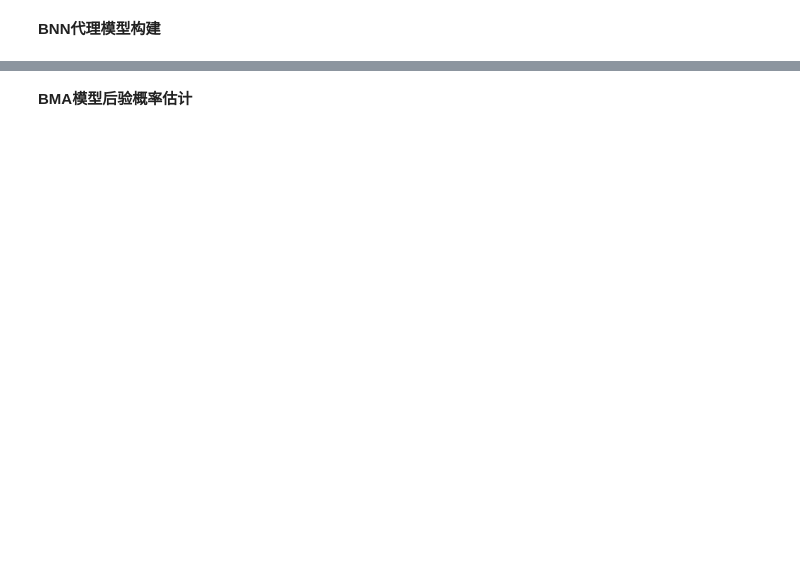
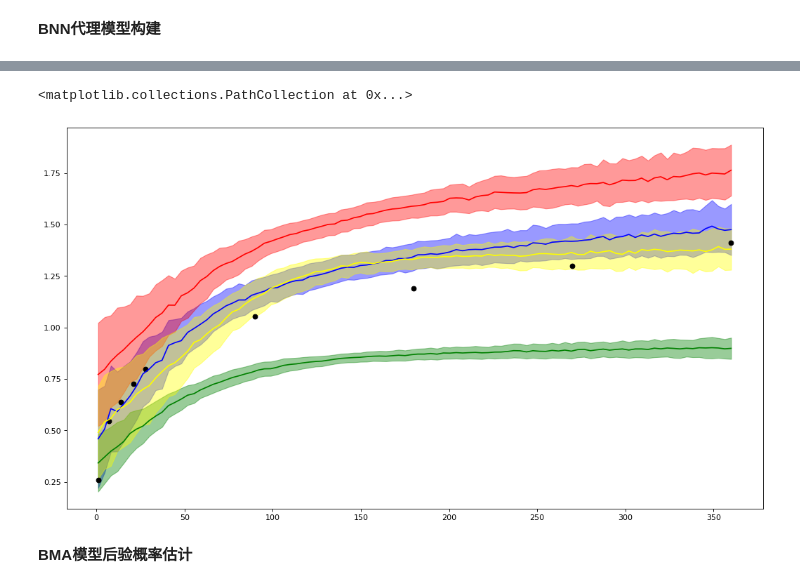
Before and after one commit to bominwang/Bayesian-statistics-method, a Jupyter notebook: BMA_basedon_BNN.ipynb, the cells around one changed output, grey strips where cells are left out. Saved outputs shown, nothing was run; the diff lists cells and outputs as text; code cells hidden in the pictures; blank space fills up the shorter version.

```diff
--- a/BMA_basedon_BNN.ipynb
+++ b/BMA_basedon_BNN.ipynb
@@ -293,3 +404,19 @@ the accuracy in test set is 1.0
+# %%
+plt.figure(figsize = [16,9], dpi = 80)
+plt.plot(points.reshape(-1,1), means_stds_1[:, 0], color = 'blue')
+plt.fill_between(points.squeeze(-1), means_stds_1[:, 0] - means_stds_1[:, 1], means_stds_1[:, 0] + means_stds_1[:, 1], alpha = 0.4, color = 'blue')
+plt.plot(points.reshape(-1,1), means_stds_2[:, 0], color = 'green')
+plt.fill_between(points.squeeze(-1), means_stds_2[:, 0] - means_stds_2[:, 1], means_stds_2[:, 0] + means_stds_2[:, 1], alpha = 0.4, color = 'green')
+plt.plot(points.reshape(-1,1), means_stds_3[:, 0], color = 'red')
+plt.fill_between(points.squeeze(-1), means_stds_3[:, 0] - means_stds_3[:, 1], means_stds_3[:, 0] + means_stds_3[:, 1], alpha = 0.4, color = 'red')
+plt.plot(points.reshape(-1,1), means_stds_4[:, 0], color = 'yellow')
+plt.fill_between(points.squeeze(-1), means_stds_4[:, 0] - means_stds_4[:, 1], means_stds_4[:, 0] + means_stds_4[:, 1], alpha = 0.4, color = 'yellow')
+in_exp = np.array([1,7,14,21,28,90,180,270,360]).reshape(-1, 1)
+out_exp = np.array([0.259,0.544,0.639,0.727,0.796,1.054,1.189,1.297,1.410]).reshape(-1,1)
+plt.scatter(in_exp, out_exp, color = 'black')
+# %% [output]
+<matplotlib.collections.PathCollection at 0x...>
+[figure, added]
 # %% [markdown]
 **BMA模型后验概率估计**
 # %%
```
Also changed, not shown: parts of 27 cells of this notebook.
